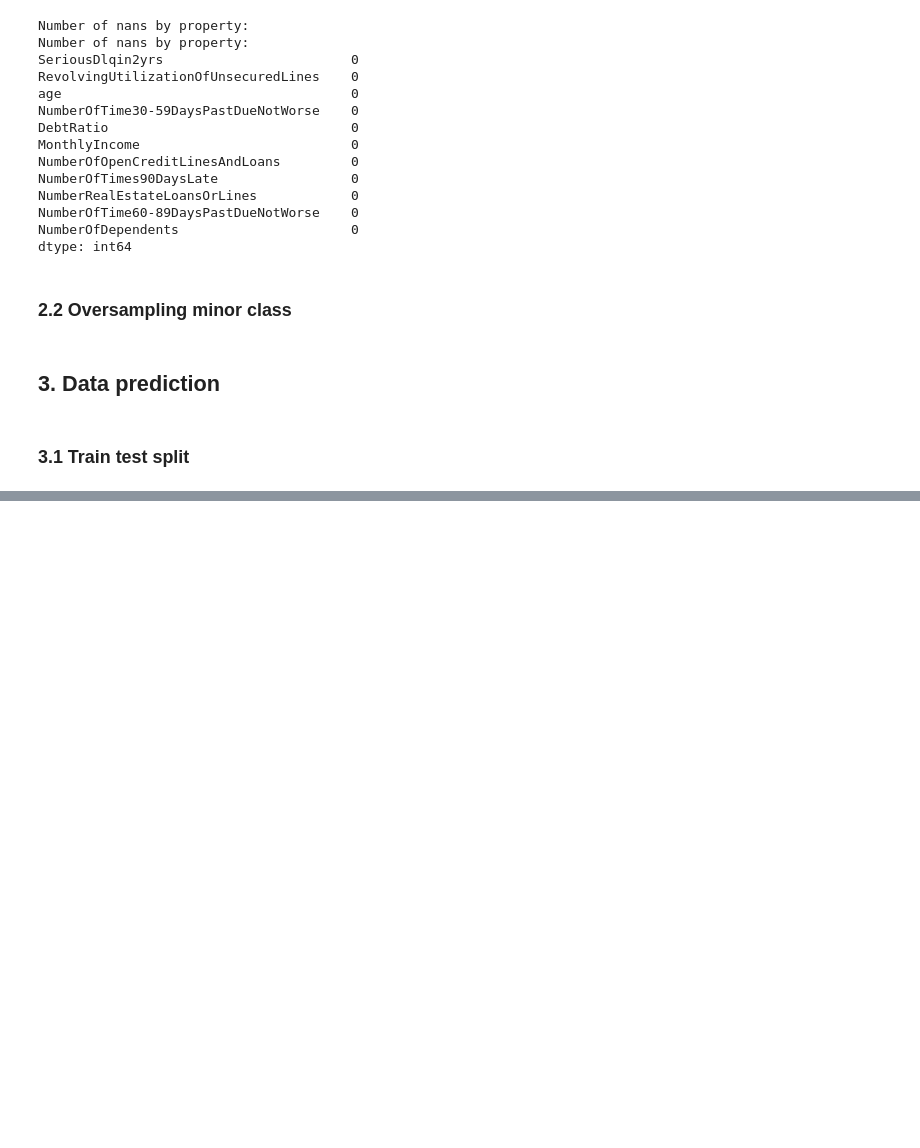
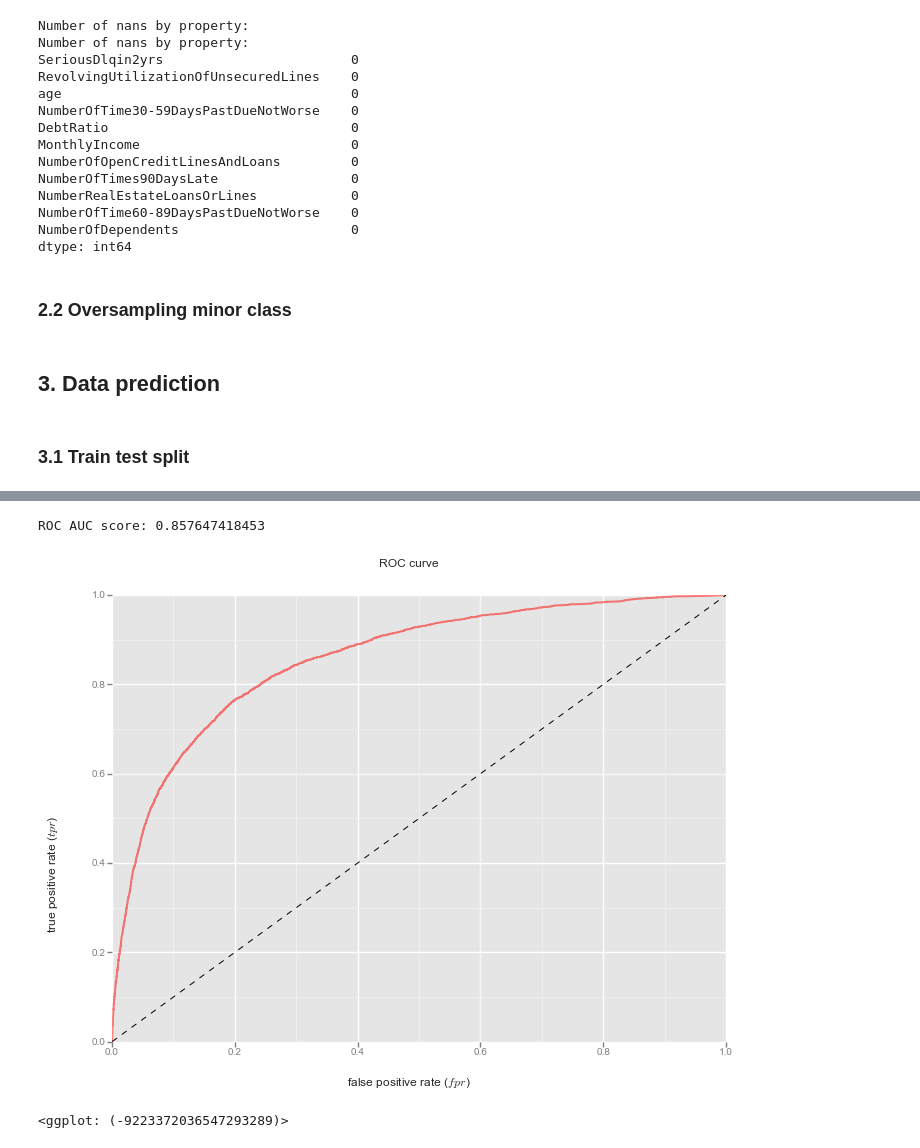
Before and after one commit to dbulgakov/HSE_DataMiningHW, a Jupyter notebook: Practical ML/FinalProject/Prj.ipynb, the cells around one changed output, grey strips where cells are left out. Saved outputs shown, nothing was run; the diff lists cells and outputs as text; code cells hidden in the pictures; blank space fills up the shorter version.

```diff
--- a/Practical ML/FinalProject/Prj.ipynb
+++ b/Practical ML/FinalProject/Prj.ipynb
@@ -151,0 +261,19 @@ X_train, X_test, y_train, y_test = train_test_split(X, y, test_size = 0.3, rando
+# %%
+#количество n_splits было увеличено, чтобы избежать переобучения
+folds = StratifiedKFold(n_splits = 25, random_state = RND_STATE)
+#набор параметров
+params = {'criterion': ['gini', 'entropy'],
+         'max_features': [1, 5, 10, 'log2', 'auto'],
+         'max_depth': [2, 4, 8, 16, 32],
+         'class_weight': ['balanced']}
+#создание объекта класса GridSearchCV()
+rf_cv = GridSearchCV(RandomForestClassifier(), params,
+                     scoring='roc_auc', n_jobs = -1, cv = folds)
+#обучение модели
+rf_cv.fit(X_train, y_train)
+#предсказание меток класса
+rf_cv_prediction = rf_cv.predict(X_test)
+#предсказание вероятности принадлежности к одному из классов
+rf_cv_prediction_proba = rf_cv.predict_proba(X_test)[:, 1]
+#вычисляем значение метрики
+roc_auc_rf = roc_auc_score(y_test, rf_cv_prediction_proba)
@@ -151,0 +285,2 @@ X_train, X_test, y_train, y_test = train_test_split(X, y, test_size = 0.3, rando
+# %%
+fpr, tpr, thresholds = roc_curve(y_test, rf_cv_prediction_proba)
@@ -151,0 +303,13 @@ X_train, X_test, y_train, y_test = train_test_split(X, y, test_size = 0.3, rando
+# %%
+print("ROC AUC score:", auc(fpr, tpr))
+# %% [output]
+ROC AUC score: 0.857647418453
+# %%
+df = pd.DataFrame(dict(fpr = fpr, tpr = tpr))
+ggplot(df, aes(x = 'fpr', y ='tpr')) +\
+    geom_line(color='red', size = 2, alpha = 0.5) +\
+    geom_abline(linetype = 'dashed') +\
+    xlab("false positive rate ($fpr$)") + ylab("true positive rate ($tpr$)") + ggtitle("ROC curve")
+# %% [output]
+[figure, added]
+<ggplot: (-9223372036547293289)>
```
Also changed, not shown: parts of 16 cells of this notebook.
